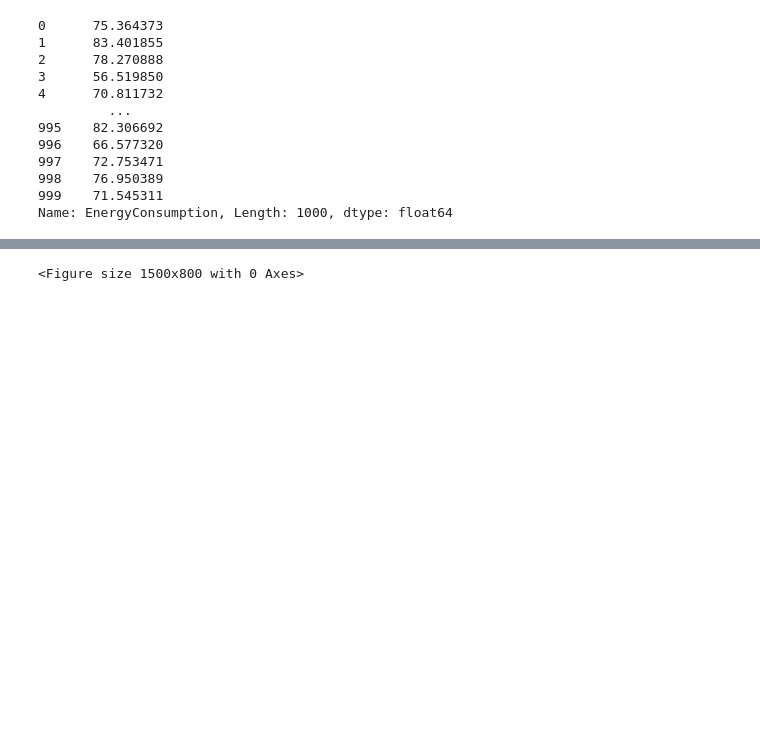
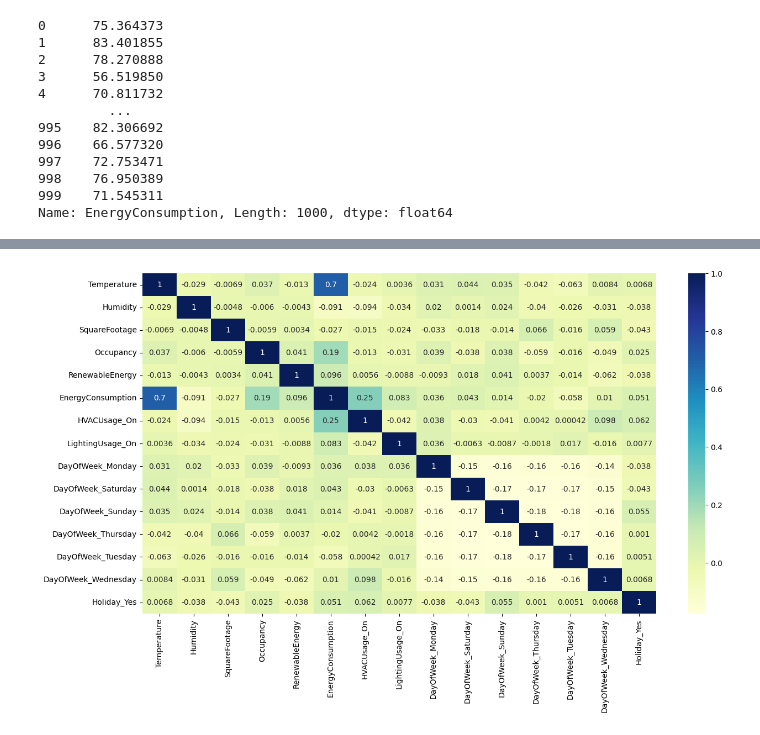
Before and after one commit to hamsa-joshua/WattsNext, a Jupyter notebook: main.ipynb, the cells around one changed output, grey strips where cells are left out. Cells and saved outputs as stored; diff of their text form; code cells hidden in the pictures; blank space fills up the shorter version.

Commit message:
data preprocessing

```diff
--- a/main.ipynb
+++ b/main.ipynb
@@ -171,6 +171,7 @@ train_data.corr
 
 [750 rows x 11 columns]>
 # %%
-plt.figure(figsize=(15,8))
-sns.heatmap(train_data.corr(), annot = True , cmap ="YlGnBl"  )
+
+plt.figure(figsize=(15, 8))
+sns.heatmap(encoded_data.corr(), annot=True, cmap="YlGnBu")
 # %% [output]
@@ -178 +179 @@ ValueError: could not convert string to float: '2022-01-29 00:00:00'
-<Figure size 1500x800 with 0 Axes>
+[figure, added]
```
Also changed, not shown: parts of 13 cells of this notebook.
